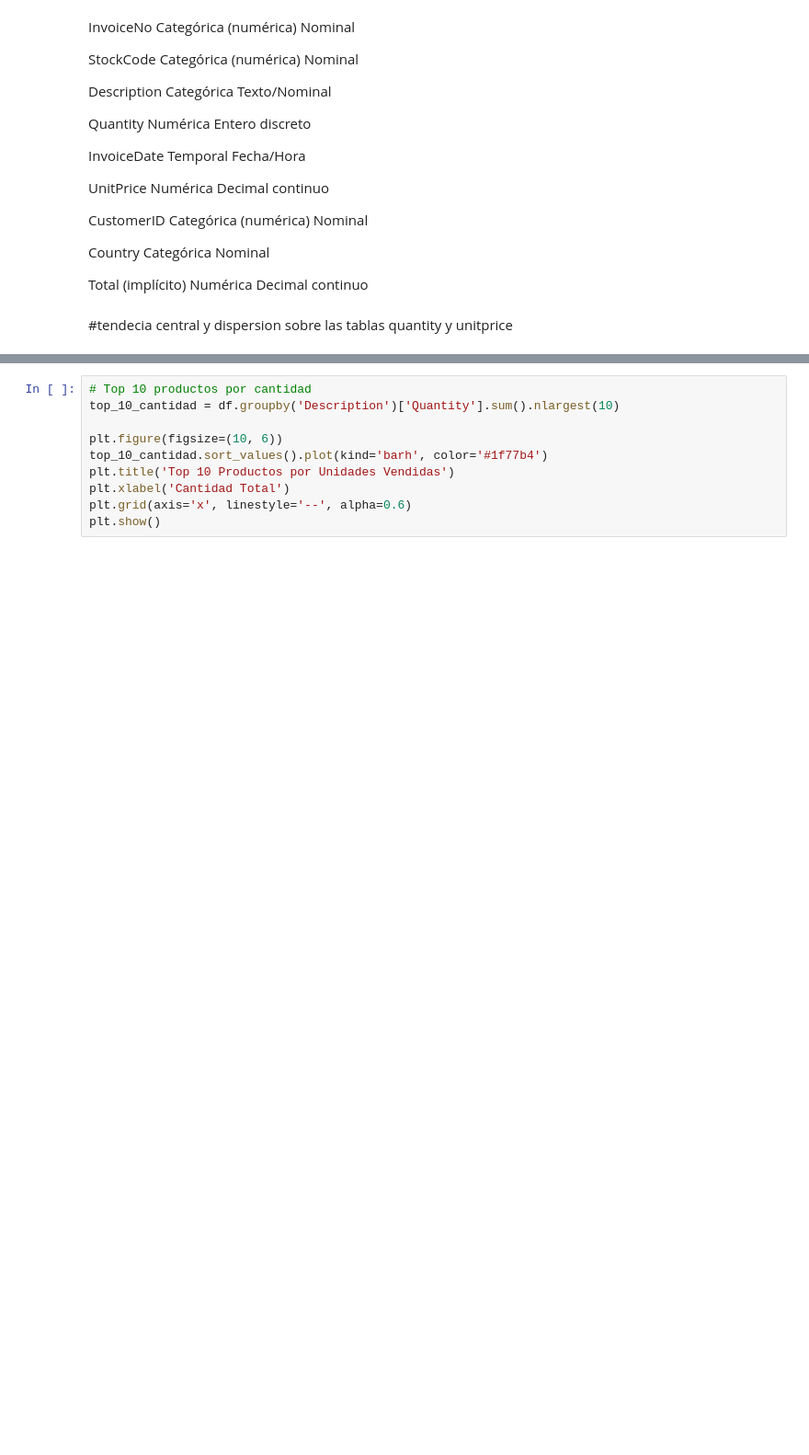
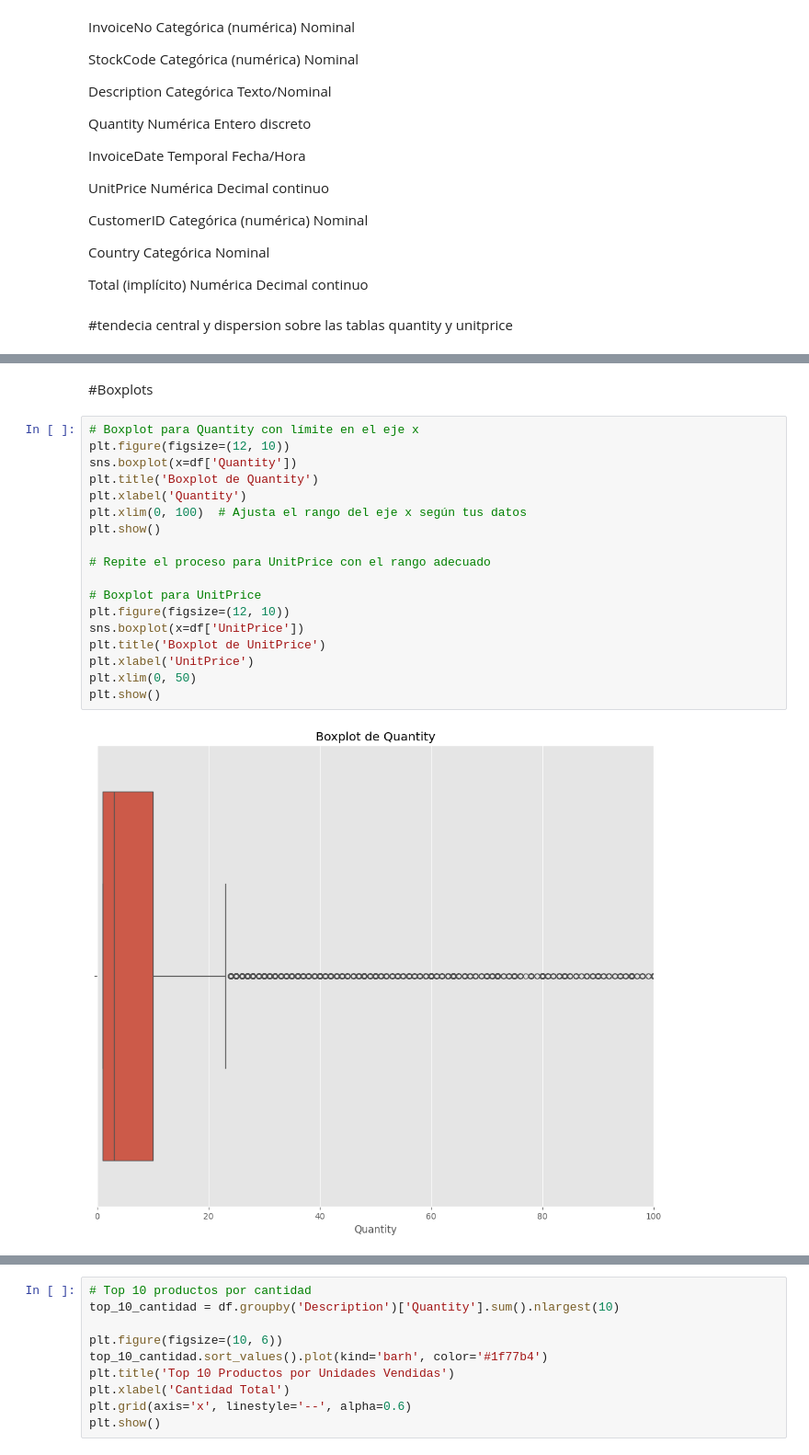
Before and after one commit to Nato9-7/EDA_FundamentosML, a Jupyter notebook: EDA_FundamentosML_RenatoDiaz.ipynb, the cells around one changed output, grey strips where cells are left out. Shown: that part at 92% size. Drawn from its saved outputs; the diff is of its cells as text; blank space fills up the shorter version.

```diff
--- a/EDA_FundamentosML_RenatoDiaz.ipynb
+++ b/EDA_FundamentosML_RenatoDiaz.ipynb
@@ -152,0 +310,22 @@ Se observa que mayoritariamente se hacen pocas transacciones con pocas unidades
+# %% [markdown]
+#Boxplots
+# %%
+# Boxplot para Quantity con límite en el eje x
+plt.figure(figsize=(12, 10))
+sns.boxplot(x=df['Quantity'])
+plt.title('Boxplot de Quantity')
+plt.xlabel('Quantity')
+plt.xlim(0, 100)  # Ajusta el rango del eje x según tus datos
+plt.show()
+
+# Repite el proceso para UnitPrice con el rango adecuado
+
+# Boxplot para UnitPrice
+plt.figure(figsize=(12, 10))
+sns.boxplot(x=df['UnitPrice'])
+plt.title('Boxplot de UnitPrice')
+plt.xlabel('UnitPrice')
+plt.xlim(0, 50)
+plt.show()
+# %% [output]
+[figure, added]
```
Also changed, not shown: parts of 32 cells of this notebook.
